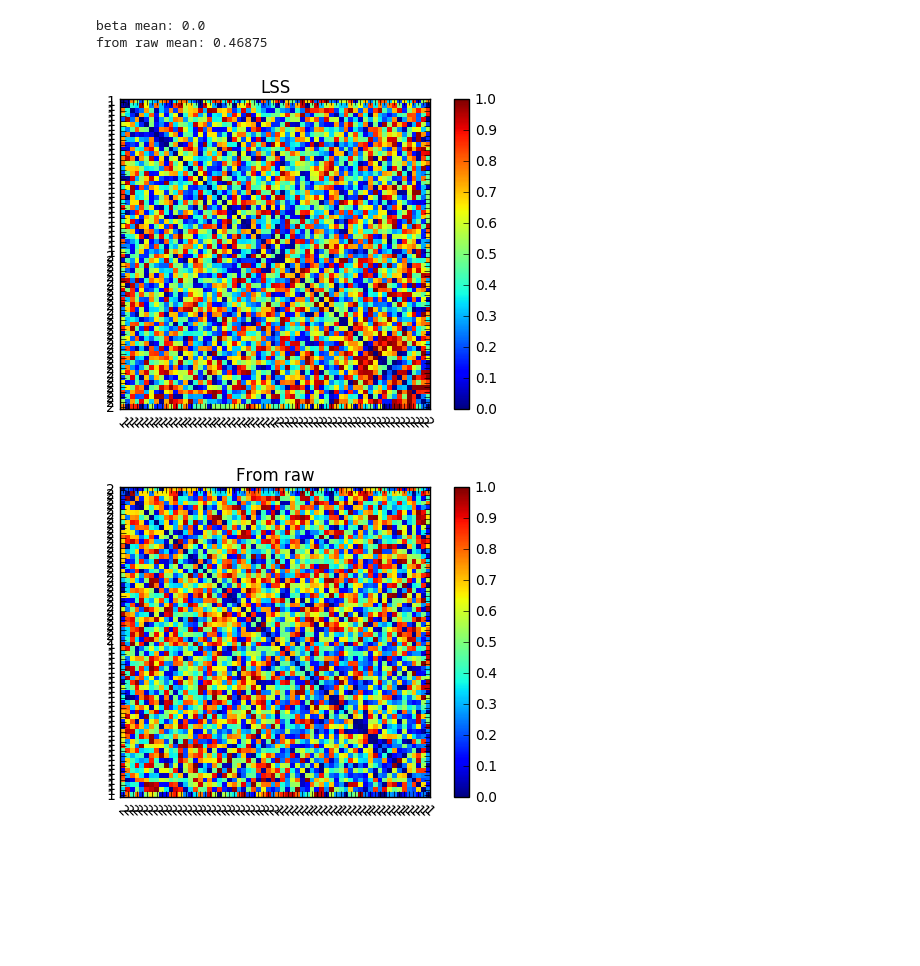
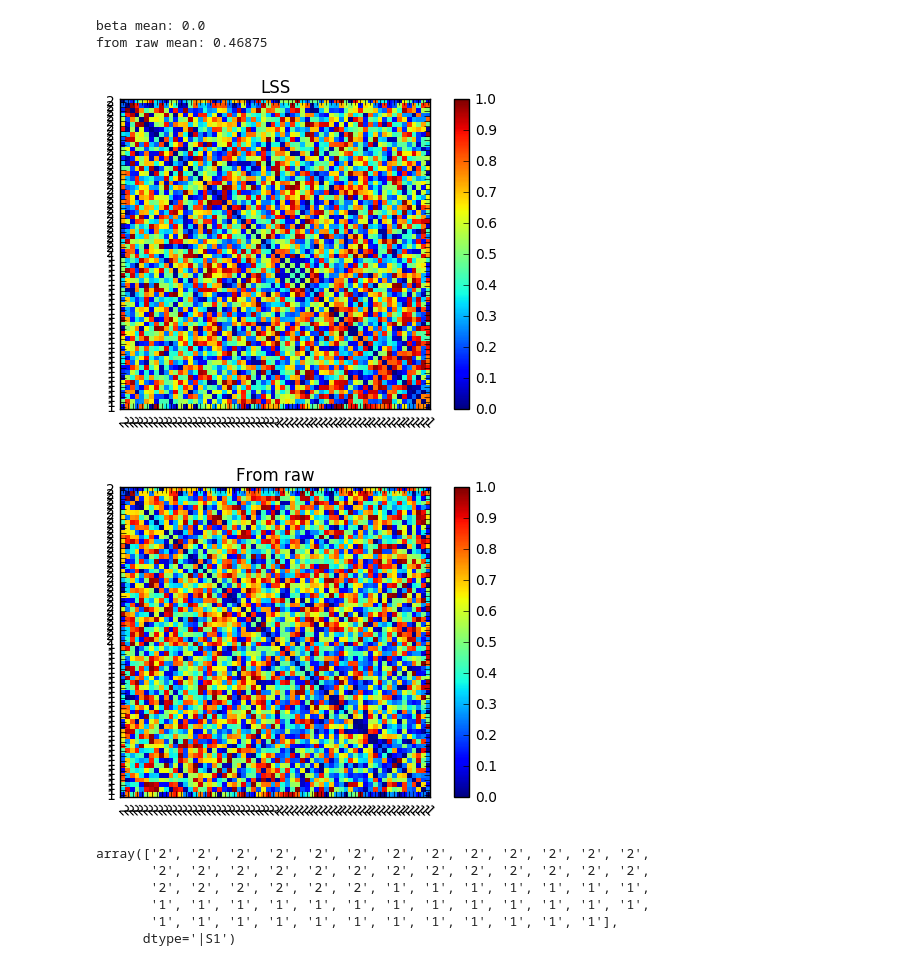
Before and after one commit to njchiang/LanguageMVPA, a Jupyter notebook: multivariate/python/analysis/betaScratchpad.ipynb, the cells around one changed output. Cells and saved outputs as stored; diff of their text form; code cells hidden in the pictures; blank space fills up the shorter version.

```diff
--- a/multivariate/python/analysis/betaScratchpad.ipynb
+++ b/multivariate/python/analysis/betaScratchpad.ipynb
@@ -121,6 +104,8 @@ array(['l_Console_Anim_Act_Can', 'l_Console_Anim_Act_Rel',
 # flidx = fds.chunks < fds.sa['chunks'].unique[len(fds.sa['chunks'].unique)/2]
 # fpidx = fds.chunks >= fds.sa['chunks'].unique[len(fds.sa['chunks'].unique) / 2]
 # blidx = bds.sa['stim'].value == 's'
+fds = lmvpa.sortds(fds)
+bds = lmvpa.sortds(bds)
 flidx = fds.chunks == fds.chunks
 blidx = bds.chunks == bds.chunks
 # %%
@@ -158,14 +143,25 @@ from raw mean: 0.46875
 # %%
 from mvpa2.measures import rsa
 dsm = rsa.PDist(square=True)
 frsares = dsm(fds[flidx].copy())
 brsares = dsm(bds[blidx].copy())
 import rsautils as ru
-bf, bax = ru.plot_mtx(ru.rankTransform(brsares), bds[blidx].sa.targets, 'LSS')
-ff, fax = ru.plot_mtx(ru.rankTransform(frsares), fds[flidx].sa.targets, 'From raw')
+bf, bax = ru.plot_mtx(ru.rankTransform(brsares), bds[blidx].sa.targets, 'LSS', vmin=0, vmax=1)
+ff, fax = ru.plot_mtx(ru.rankTransform(frsares), fds[flidx].sa.targets, 'From raw', vmin=0, vmax=1)
 # %% [output]
-[figure, old version]
+[figure, new version]
 [figure]
 # %%
 print bds.sa.trial_type
 print fds.sa.trial_type
+# %%
+# scratch
+frsares
+bds.sa.stim
+# %% [output]
+array(['2', '2', '2', '2', '2', '2', '2', '2', '2', '2', '2', '2', '2',
+       '2', '2', '2', '2', '2', '2', '2', '2', '2', '2', '2', '2', '2',
+       '2', '2', '2', '2', '2', '2', '1', '1', '1', '1', '1', '1', '1',
+       '1', '1', '1', '1', '1', '1', '1', '1', '1', '1', '1', '1', '1',
+       '1', '1', '1', '1', '1', '1', '1', '1', '1', '1', '1', '1'],
+      dtype='|S1')
```
Also changed, not shown: parts of 3 cells of this notebook, 2 other files.
